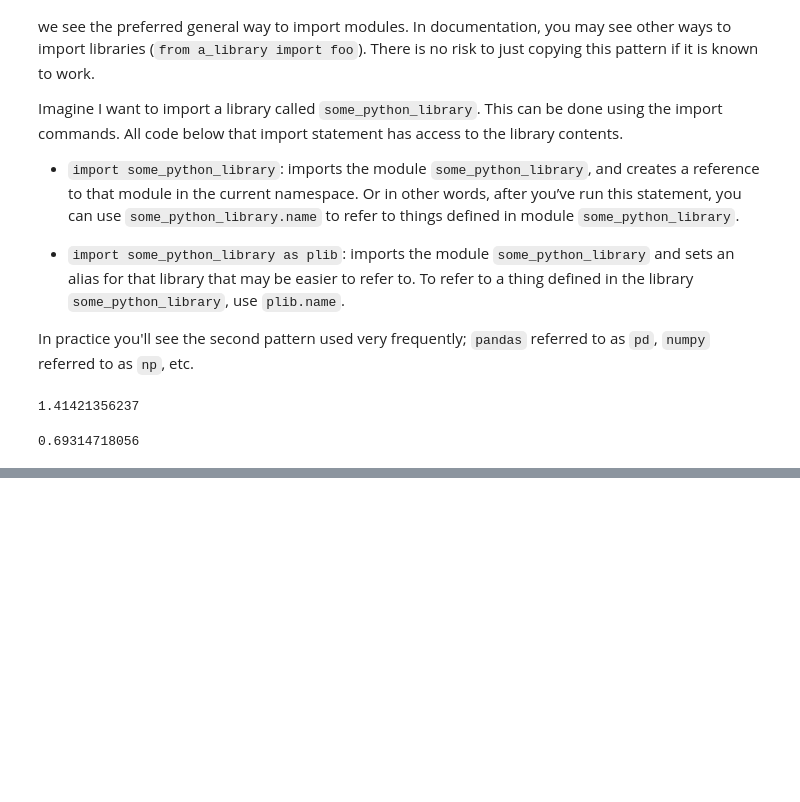
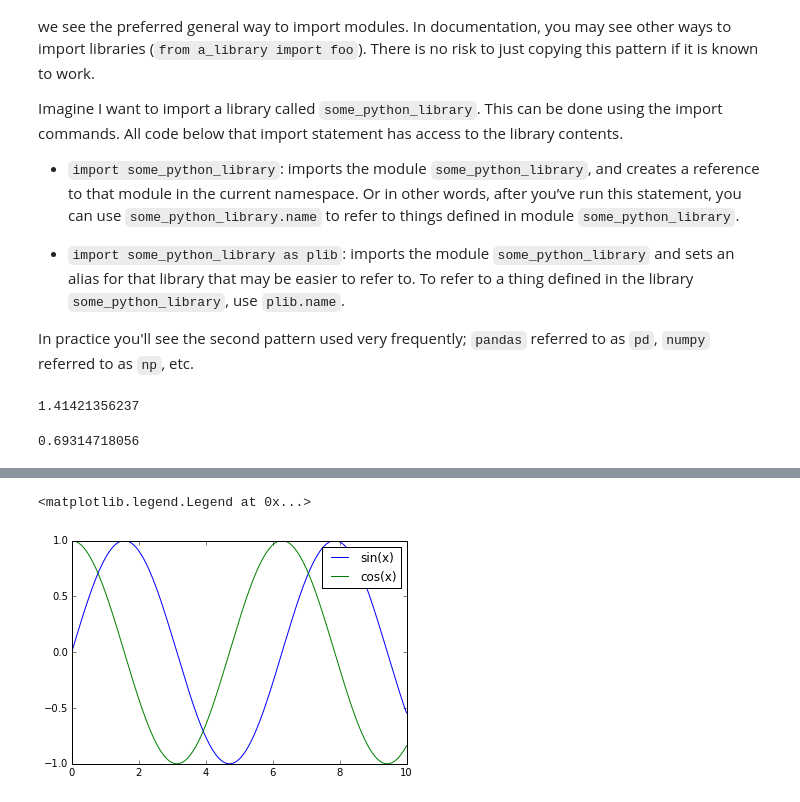
Before and after one commit to jattenberg/PDS-Spring-2014, a Jupyter notebook: ipython_notebooks/Python Basics (Practical Data Science).ipynb, the cells around one changed output, grey strips where cells are left out. Saved outputs shown, nothing was run; the diff lists cells and outputs as text; code cells hidden in the pictures; blank space fills up the shorter version.

```diff
--- a/ipython_notebooks/Python Basics (Practical Data Science).ipynb
+++ b/ipython_notebooks/Python Basics (Practical Data Science).ipynb
@@ -792,0 +871,11 @@ Matplotlib is one of the first python libraries a budding data scientist is like
+# %%
+Y = []
+for x in X:
+    y = [math.sin(x), math.cos(x)]
+    Y.append(y)
+
+plt.plot(X, Y)
+plt.legend(['sin(x)', 'cos(x)'])
+# %% [output]
+<matplotlib.legend.Legend at 0x...>
+[figure, added]
```
Also changed, not shown: parts of 14 cells of this notebook, 1 other file.
